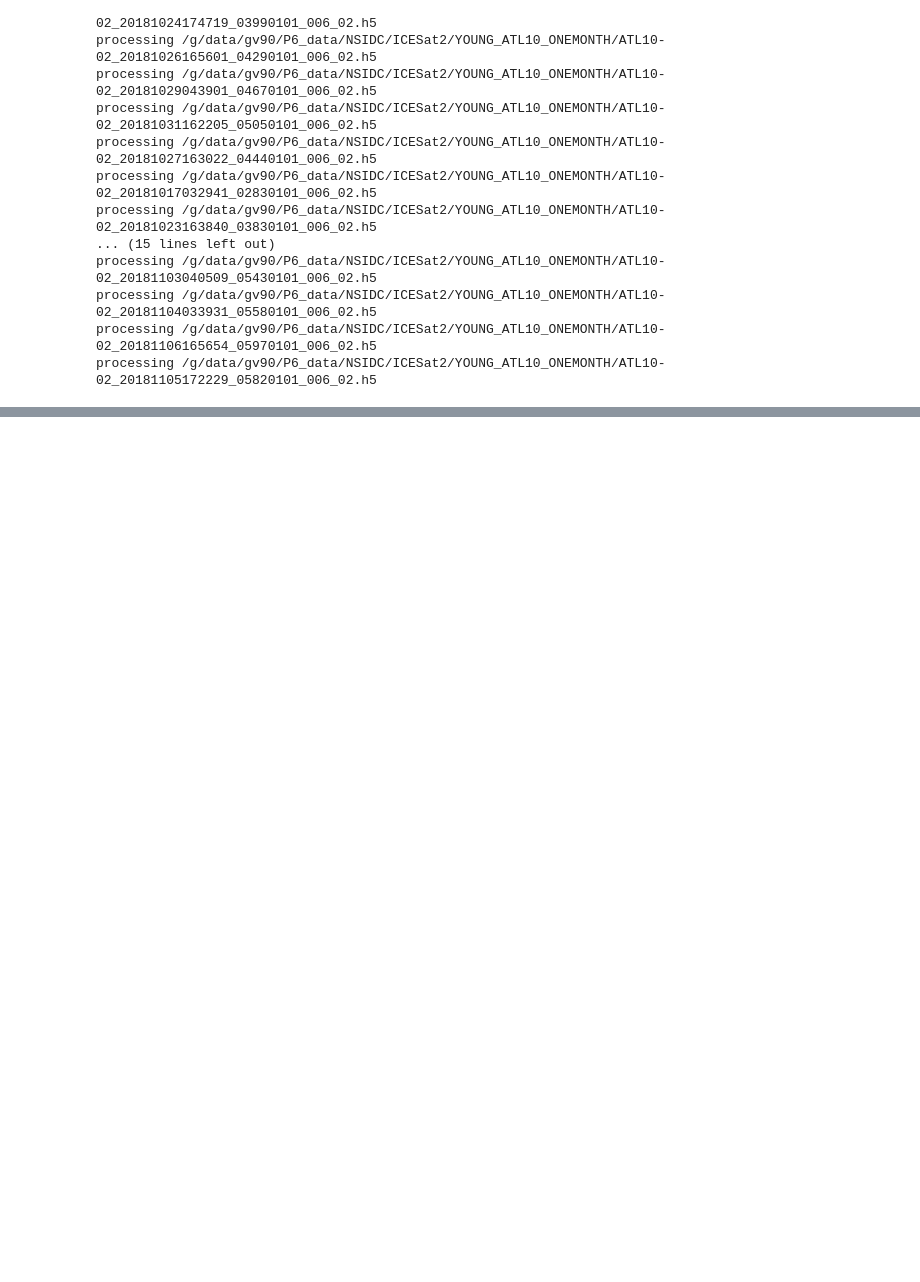
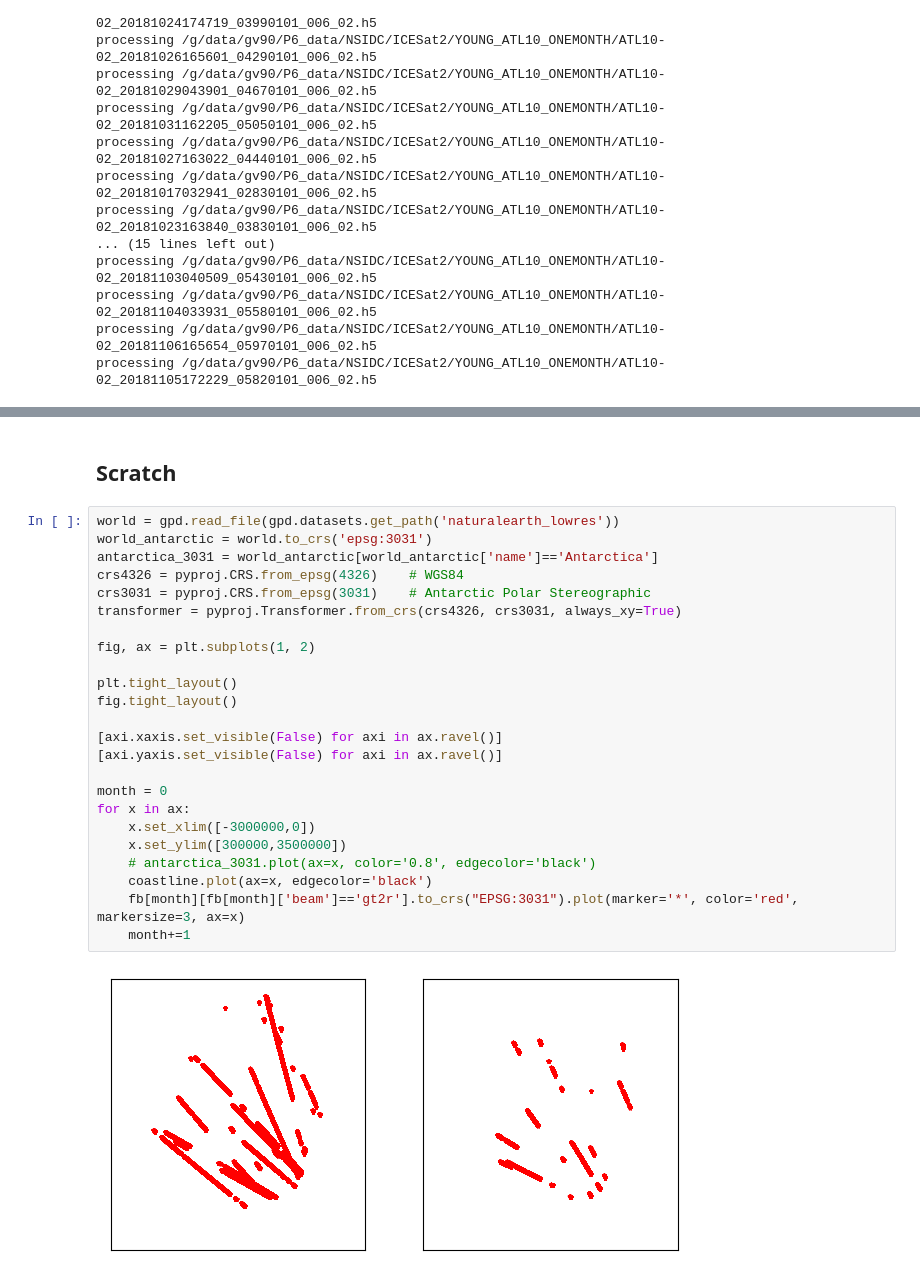
Before and after one commit to ICESAT-2HackWeek/floes, a Jupyter notebook: contributors/smtc/plot_track_data_.ipynb, the cells around one changed output, grey strips where cells are left out. Cells and saved outputs as stored; diff of their text form; blank space fills up the shorter version.

```diff
--- a/contributors/smtc/plot_track_data_.ipynb
+++ b/contributors/smtc/plot_track_data_.ipynb
@@ -285,0 +206,28 @@ Map(center=[-90, 0], controls=(ZoomControl(options=['position', 'zoom_in_text',
+# %% [markdown]
+## Scratch
+# %%
+world = gpd.read_file(gpd.datasets.get_path('naturalearth_lowres'))
+world_antarctic = world.to_crs('epsg:3031')
+antarctica_3031 = world_antarctic[world_antarctic['name']=='Antarctica']
+crs4326 = pyproj.CRS.from_epsg(4326)    # WGS84
+crs3031 = pyproj.CRS.from_epsg(3031)    # Antarctic Polar Stereographic
+transformer = pyproj.Transformer.from_crs(crs4326, crs3031, always_xy=True)
+
+fig, ax = plt.subplots(1, 2)
+
+plt.tight_layout()
+fig.tight_layout()
+
+[axi.xaxis.set_visible(False) for axi in ax.ravel()]
+[axi.yaxis.set_visible(False) for axi in ax.ravel()]
+
+month = 0
+for x in ax:
+    x.set_xlim([-3000000,0])
+    x.set_ylim([300000,3500000])
+    # antarctica_3031.plot(ax=x, color='0.8', edgecolor='black')
+    coastline.plot(ax=x, edgecolor='black')
+    fb[month][fb[month]['beam']=='gt2r'].to_crs("EPSG:3031").plot(marker='*', color='red', markersize=3, ax=x)
+    month+=1
+# %% [output]
+[figure, added]
```
Also changed, not shown: parts of 20 cells of this notebook.
